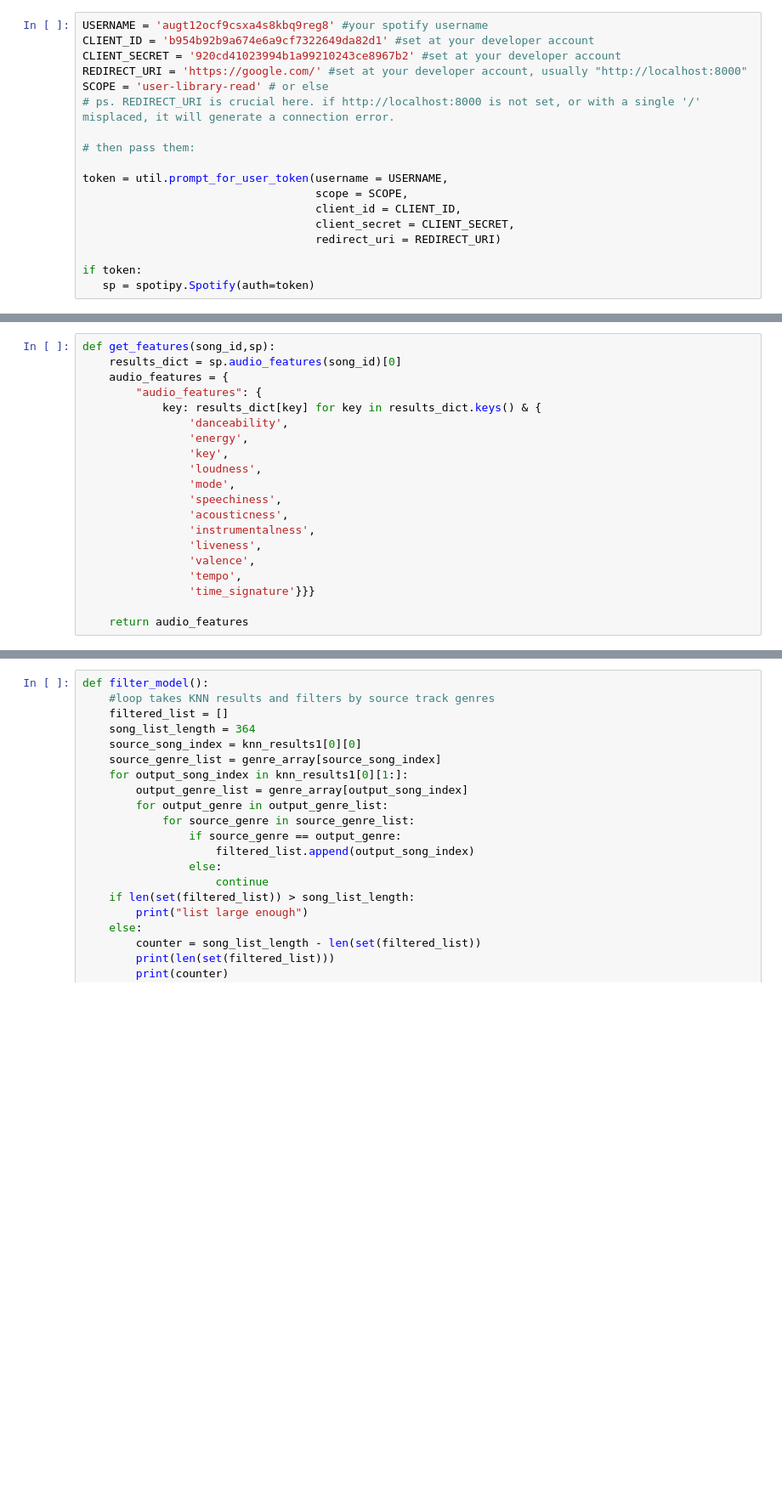
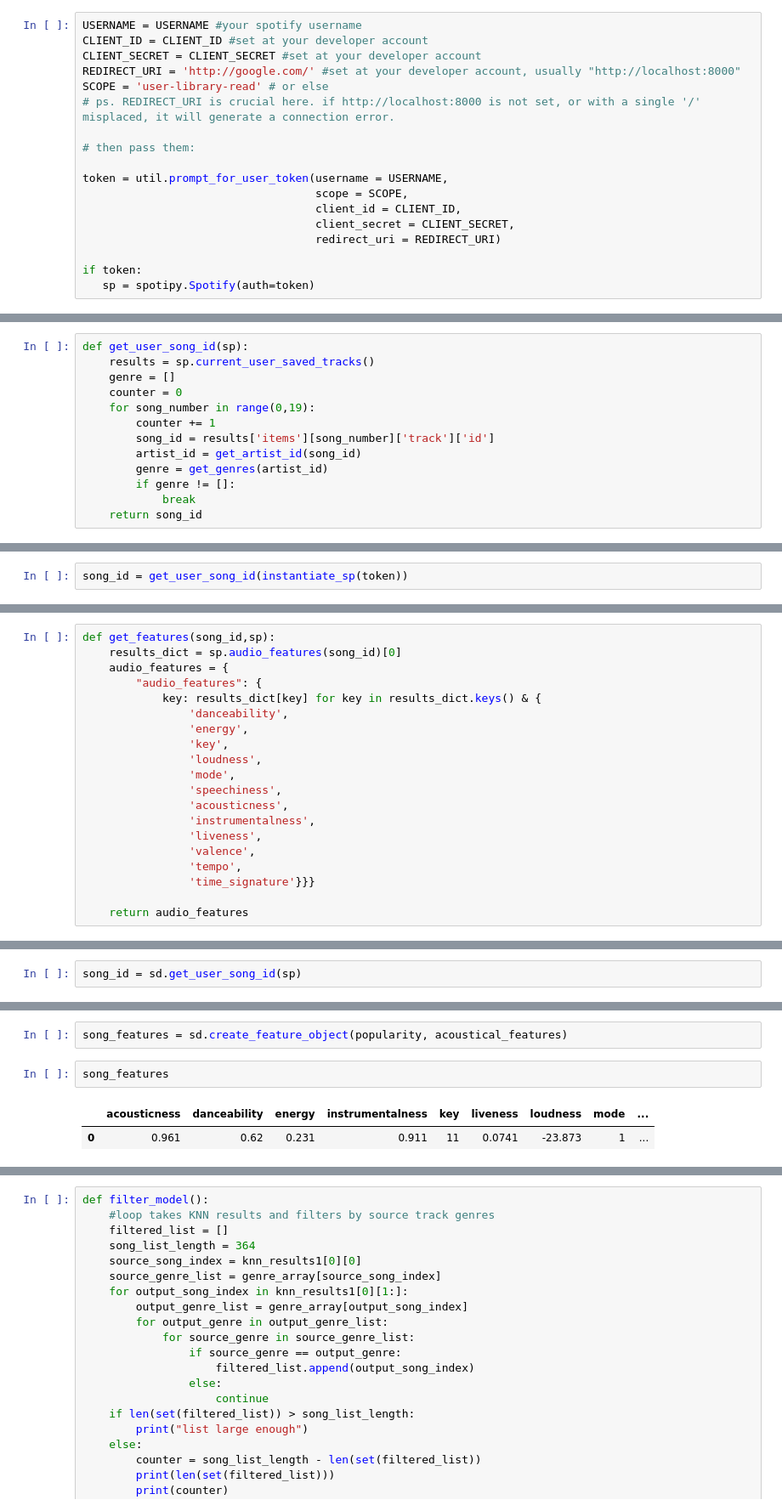
Before and after one commit to BloomTech-Labs/Music-Meteorologist-ds, a Jupyter notebook: Flask_notebooks/Flask_Notebook.ipynb, the cells around one changed output, grey strips where cells are left out. Shown at 85% size. Drawn from its saved outputs; the diff is of its cells as text; blank space fills up the shorter version.

```diff
--- a/Flask_notebooks/Flask_Notebook.ipynb
+++ b/Flask_notebooks/Flask_Notebook.ipynb
@@ -12,8 +18,8 @@ import numpy as np
 # %%
-USERNAME = 'augt12ocf9csxa4s8kbq9reg8' #your spotify username
-CLIENT_ID = 'b954b92b9a674e6a9cf7322649da82d1' #set at your developer account
-CLIENT_SECRET = '920cd41023994b1a99210243ce8967b2' #set at your developer account
-REDIRECT_URI = 'https://google.com/' #set at your developer account, usually "http://localhost:8000"
+USERNAME = USERNAME #your spotify username
+CLIENT_ID = CLIENT_ID #set at your developer account
+CLIENT_SECRET = CLIENT_SECRET #set at your developer account
+REDIRECT_URI = 'http://google.com/' #set at your developer account, usually "http://localhost:8000"
 SCOPE = 'user-library-read' # or else
 # ps. REDIRECT_URI is crucial here. if http://localhost:8000 is not set, or with a single '/' misplaced, it will generate a connection error.
 
@@ -29,0 +46,13 @@ if token:
+# %%
+def get_user_song_id(sp):
+    results = sp.current_user_saved_tracks()
+    genre = []
+    counter = 0
+    for song_number in range(0,19):
+        counter += 1
+        song_id = results['items'][song_number]['track']['id']
+        artist_id = get_artist_id(song_id)
+        genre = get_genres(artist_id)
+        if genre != []:
+            break
+    return song_id
@@ -29,0 +71,2 @@ if token:
+# %%
+song_id = get_user_song_id(instantiate_sp(token))
@@ -114,0 +291,2 @@ Scaling dataframe object...
+# %%
+song_id = sd.get_user_song_id(sp)
@@ -114,0 +335,7 @@ Scaling dataframe object...
+# %%
+song_features = sd.create_feature_object(popularity, acoustical_features)
+# %%
+song_features
+# %% [output]
+|  | acousticness | danceability | energy | instrumentalness | key | liveness | loudness | mode | ... |
+| 0 | 0.961 | 0.62 | 0.231 | 0.911 | 11 | 0.0741 | -23.873 | 1 | ... |
```
Also changed, not shown: parts of 74 cells of this notebook, 6 other files.
